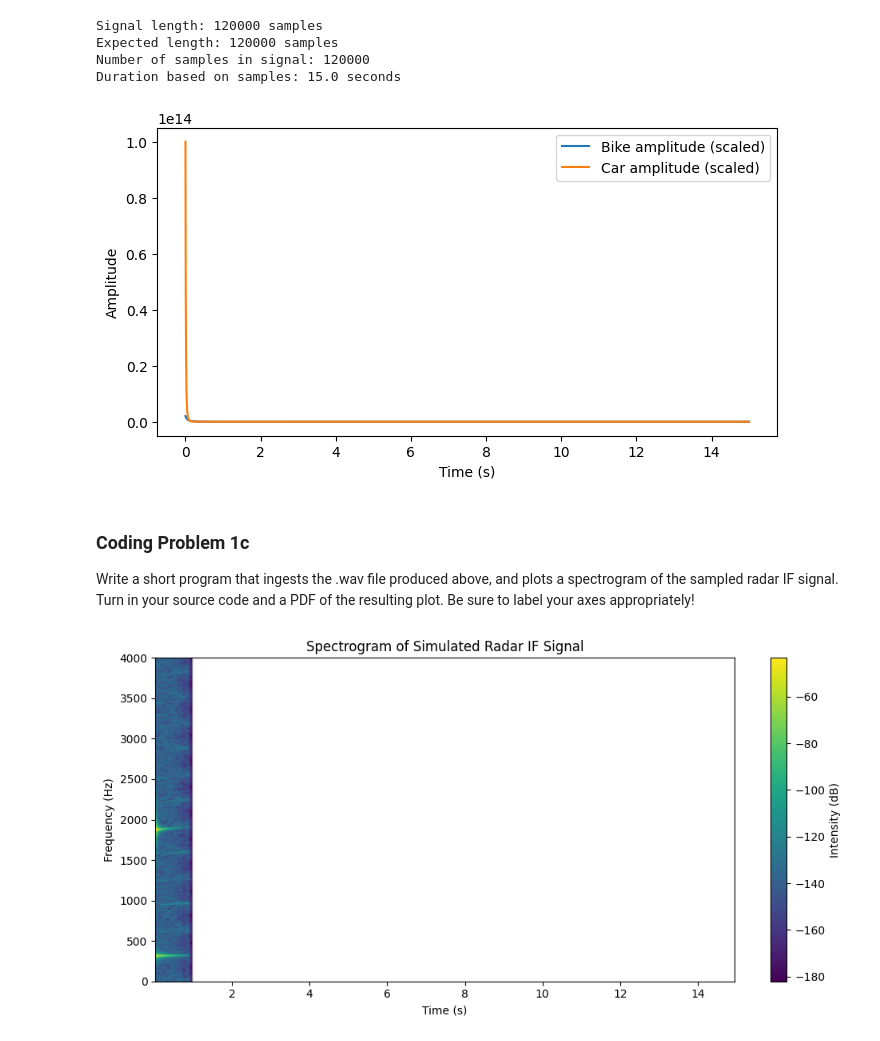
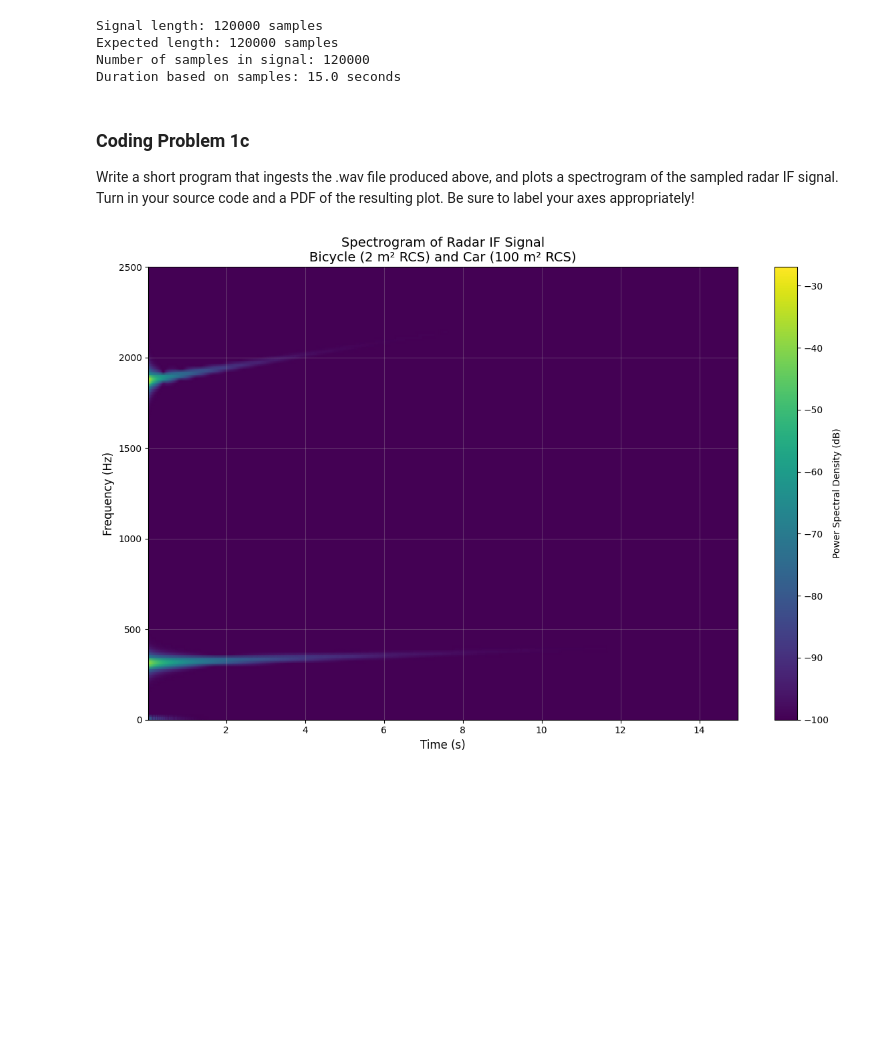
Before and after one commit to tgulur/EEP592A-HW1, a Jupyter notebook: tejas_gulur_hw1_problem1.ipynb, the cells around one changed output. Drawn from its saved outputs; the diff is of its cells as text; code cells hidden in the pictures; blank space fills up the shorter version.

Commit message:
Fixed problem 4 by re-doing code logic and plot logic

```diff
--- a/tejas_gulur_hw1_problem1.ipynb
+++ b/tejas_gulur_hw1_problem1.ipynb
@@ -58,16 +58,19 @@ f = 10.5e9        # Radar frequency (Hz)
 lambda_r = c / f  # Wavelength (m)
 fs = 8000         # Sampling rate (Hz)
 duration = 15     # Duration (seconds)
-t = np.linspace(0, duration, int(fs * duration), endpoint=False)
+num_samples = fs * duration # Total number of samples
+t = np.linspace(0, duration, num_samples) # Time vector
 
 
 # Bicycle parameters
 sigma_bike = 2
 v0_bike = 4.5
 a_bike = 0.1
+r0_bike = 1
 
 # Car parameters
 sigma_car = 100
 v0_car = 26.8
 a_car = 0.5
+r0_car = 1
 # %%
@@ -101,18 +110,6 @@ Signal length: 120000 samples
 Expected length: 120000 samples
 Number of samples in signal: 120000
 Duration based on samples: 15.0 seconds
-# %%
-import matplotlib.pyplot as plt
-
-plt.figure(figsize=(8,4))
-plt.plot(t, amp_bike, label="Bike amplitude (scaled)")
-plt.plot(t, amp_car, label="Car amplitude (scaled)")
-plt.xlabel("Time (s)")
-plt.ylabel("Amplitude")
-plt.legend()
-plt.show()
-# %% [output]
-[figure, removed]
 # %% [markdown]
 ### Coding Problem 1c
 
@@ -126,19 +124,32 @@ from scipy.io import wavfile
 # %%
 # Read .wav file
-fs, radar_signal = wavfile.read('radar_signal.wav')
+sample_rate, data = wavfile.read('radar_signal.wav')
 
 # Normalize to float for processing if 16-bit
-if radar_signal.dtype == np.int16:
-    radar_signal = radar_signal.astype(np.float32) / 32767
+data_float = data.astype(float) / 32768.0
 # %%
-plt.figure(figsize=(10, 5))
-plt.specgram(radar_signal, NFFT=1024, Fs=fs, noverlap=512, cmap='viridis')
-plt.title('Spectrogram of Simulated Radar IF Signal')
-plt.xlabel('Time (s)')
-plt.ylabel('Frequency (Hz)')
-plt.colorbar(label='Intensity (dB)')
+nperseg = 512  # Window length for good frequency resolution
+noverlap = 480  # High overlap for good time resolution
+
+frequencies, times, Sxx = signal.spectrogram(data_float,
+                                             fs=sample_rate,
+                                             nperseg=nperseg,
+                                             noverlap=noverlap,
+                                             window='hann')
+
+Sxx_dB = 10 * np.log10(Sxx + 1e-10)  # Add small value to avoid log(0)
+
+plt.figure(figsize=(12, 8))
+plt.pcolormesh(times, frequencies, Sxx_dB, shading='gouraud', cmap='viridis') # Use 'viridis' colormap
+plt.colorbar(label='Power Spectral Density (dB)') # Color bar
+plt.ylabel('Frequency (Hz)', fontsize=12)
+plt.xlabel('Time (s)', fontsize=12)
+plt.title('Spectrogram of Radar IF Signal\nBicycle (2 m² RCS) and Car (100 m² RCS)', fontsize=14)
+plt.ylim(0, 2500)  # Focus on the frequency range of interest
+plt.grid(True, alpha=0.3) # Light grid for better readability
 plt.tight_layout()
-plt.savefig('radar_spectrogram.pdf')   # Save as PDF
-plt.show()
+
+# Save as PDF
+plt.savefig('radar_spectrogram.pdf', format='pdf', dpi=300, bbox_inches='tight')
 # %% [output]
-[figure, old version]
+[figure, new version]
```
Also changed, not shown: parts of 3 cells of this notebook, 3 other files.
